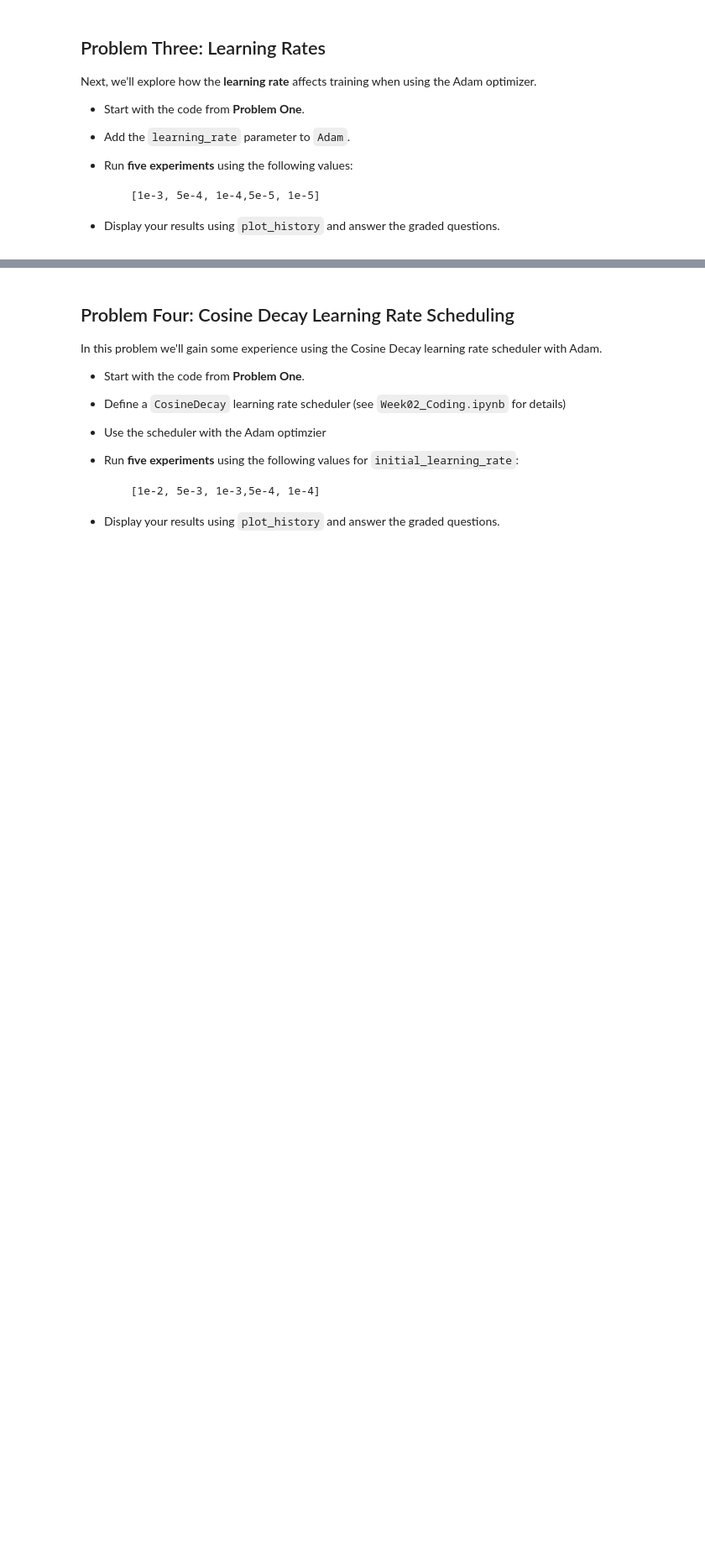
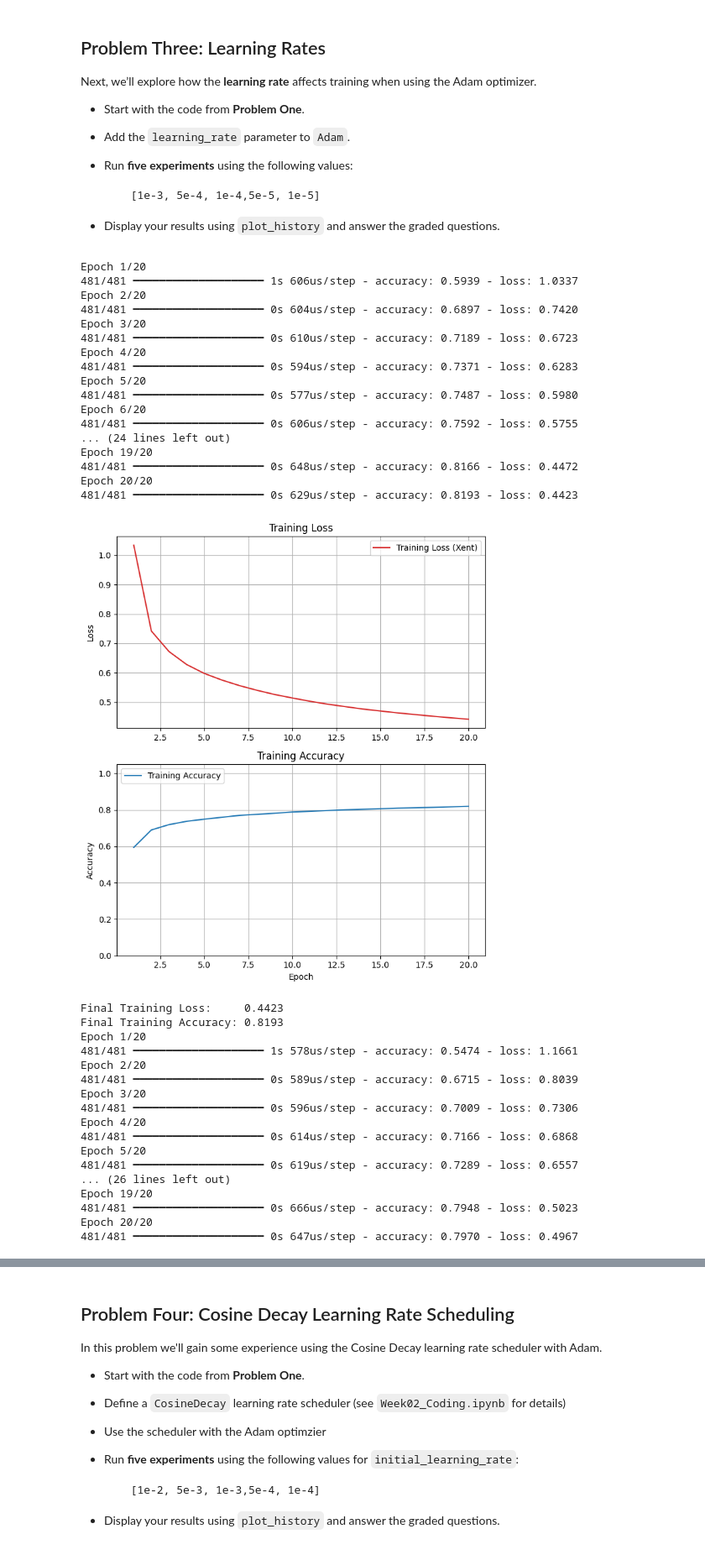
Before and after one commit to calebhadley1/Advanced_ML_and_AI_Coursework, a Jupyter notebook: Homework_02.ipynb, the cells around one changed output, grey strips where cells are left out. Shown at 84% size. Saved outputs shown, nothing was run; the diff lists cells and outputs as text; code cells hidden in the pictures; blank space fills up the shorter version.

```diff
--- a/Homework_02.ipynb
+++ b/Homework_02.ipynb
@@ -397,3 +397,69 @@ Next, we’ll explore how the **learning rate** affects training when using the
 * Display your results using `plot_history` and answer the graded questions.
 # %%
 # Your code here
+learning_rates = [
+    1e-3,
+    5e-4,
+    1e-4,
+    5e-5,
+    1e-5,
+]
+final_epoch_training_acc = []
+for learning_rate in learning_rates:
+    model_baseline = Sequential(
+        [
+        Input(shape=(X_train.shape[1],)),     # Explicit input layer
+        Dense(64, activation="relu"),
+        Dense(32, activation="relu"),
+        Dense(len(classes), activation='softmax') # 1 neuron per unique class since softmax outputs a probability distribution
+        ]
+    )
+    model_baseline.compile(
+        optimizer=Adam(learning_rate=learning_rate),
+        loss='sparse_categorical_crossentropy',
+        metrics=['accuracy']
+    )
+
+    model_baseline_history = model_baseline.fit(
+        X_train_scaled,
+        y_train,
+        epochs=n_epochs,
+    )
+    plot_history(model_baseline_history)
+    final_epoch_training_acc.append(model_baseline_history.history['accuracy'][-1])
+# %% [output]
+Epoch 1/20
+481/481 ━━━━━━━━━━━━━━━━━━━━ 1s 606us/step - accuracy: 0.5939 - loss: 1.0337
+Epoch 2/20
+481/481 ━━━━━━━━━━━━━━━━━━━━ 0s 604us/step - accuracy: 0.6897 - loss: 0.7420
+Epoch 3/20
+481/481 ━━━━━━━━━━━━━━━━━━━━ 0s 610us/step - accuracy: 0.7189 - loss: 0.6723
+Epoch 4/20
+481/481 ━━━━━━━━━━━━━━━━━━━━ 0s 594us/step - accuracy: 0.7371 - loss: 0.6283
+Epoch 5/20
+481/481 ━━━━━━━━━━━━━━━━━━━━ 0s 577us/step - accuracy: 0.7487 - loss: 0.5980
+Epoch 6/20
+481/481 ━━━━━━━━━━━━━━━━━━━━ 0s 606us/step - accuracy: 0.7592 - loss: 0.5755
+... (24 lines left out)
+Epoch 19/20
+481/481 ━━━━━━━━━━━━━━━━━━━━ 0s 648us/step - accuracy: 0.8166 - loss: 0.4472
+Epoch 20/20
+481/481 ━━━━━━━━━━━━━━━━━━━━ 0s 629us/step - accuracy: 0.8193 - loss: 0.4423
+[figure, added]
+Final Training Loss:     0.4423
+Final Training Accuracy: 0.8193
+Epoch 1/20
+481/481 ━━━━━━━━━━━━━━━━━━━━ 1s 578us/step - accuracy: 0.5474 - loss: 1.1661
+Epoch 2/20
+481/481 ━━━━━━━━━━━━━━━━━━━━ 0s 589us/step - accuracy: 0.6715 - loss: 0.8039
+Epoch 3/20
+481/481 ━━━━━━━━━━━━━━━━━━━━ 0s 596us/step - accuracy: 0.7009 - loss: 0.7306
+Epoch 4/20
+481/481 ━━━━━━━━━━━━━━━━━━━━ 0s 614us/step - accuracy: 0.7166 - loss: 0.6868
+Epoch 5/20
+481/481 ━━━━━━━━━━━━━━━━━━━━ 0s 619us/step - accuracy: 0.7289 - loss: 0.6557
+... (26 lines left out)
+Epoch 19/20
+481/481 ━━━━━━━━━━━━━━━━━━━━ 0s 666us/step - accuracy: 0.7948 - loss: 0.5023
+Epoch 20/20
+481/481 ━━━━━━━━━━━━━━━━━━━━ 0s 647us/step - accuracy: 0.7970 - loss: 0.4967
```
Also changed, not shown: parts of 5 cells of this notebook.
